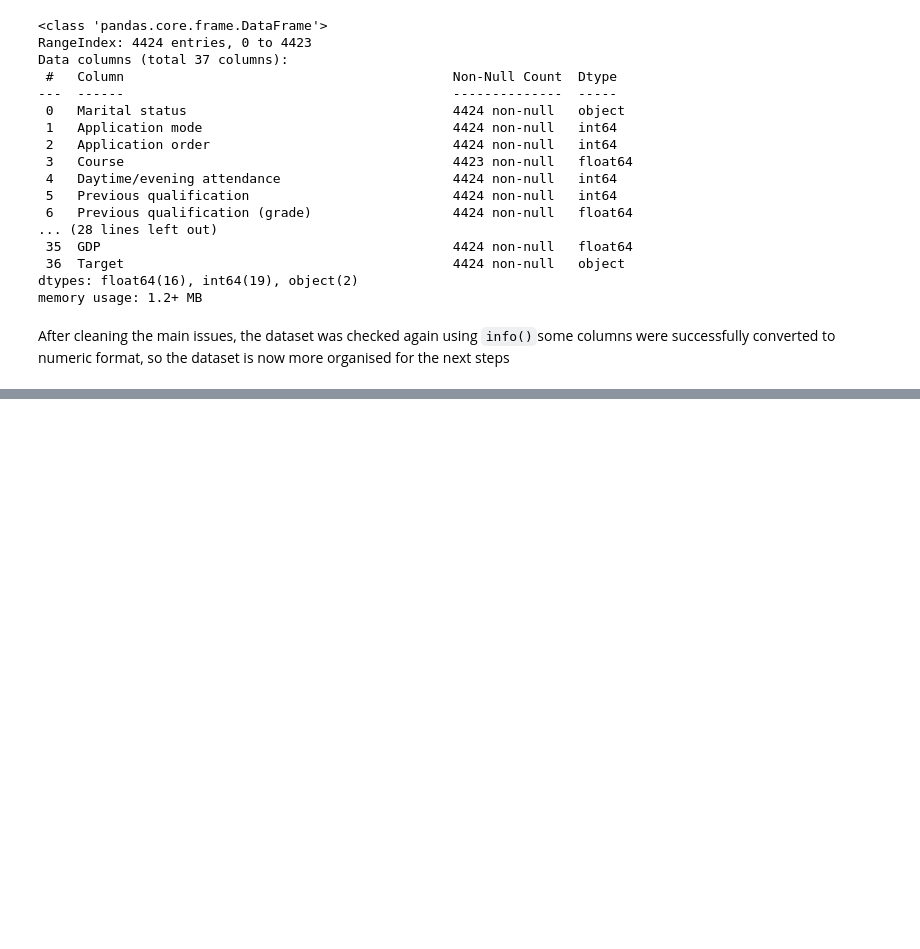
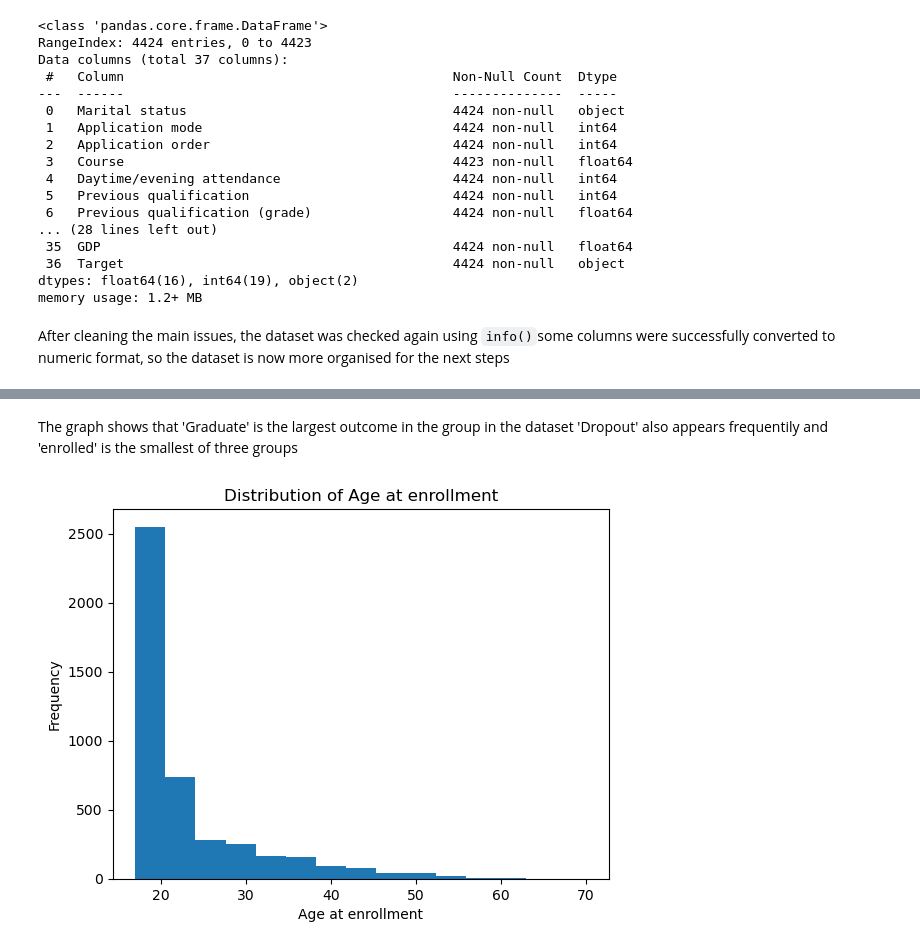
Before and after one commit to 2026248-bit/DPrepHDipCA1GleicianeRocha, a Jupyter notebook: GleicianeRocha_DPrepHDip_CA1 .ipynb, the cells around one changed output, grey strips where cells are left out. Cells and saved outputs as stored; diff of their text form; code cells hidden in the pictures; blank space fills up the shorter version.

```diff
--- a/GleicianeRocha_DPrepHDip_CA1 .ipynb
+++ b/GleicianeRocha_DPrepHDip_CA1 .ipynb
@@ -290,0 +337,10 @@ After cleaning the main issues, the dataset was checked again using `info()`some
+# %% [markdown]
+The graph shows that 'Graduate' is the largest outcome in the group in the dataset 'Dropout' also appears frequentily and 'enrolled' is the smallest of three groups
+# %%
+df["Age at enrollment"].plot(kind="hist", bins=15)
+plt.title("Distribution of Age at enrollment")
+plt.xlabel("Age at enrollment")
+plt.ylabel("Frequency")
+plt.show()
+# %% [output]
+[figure, added]
```
Also changed, not shown: parts of 15 cells of this notebook.
